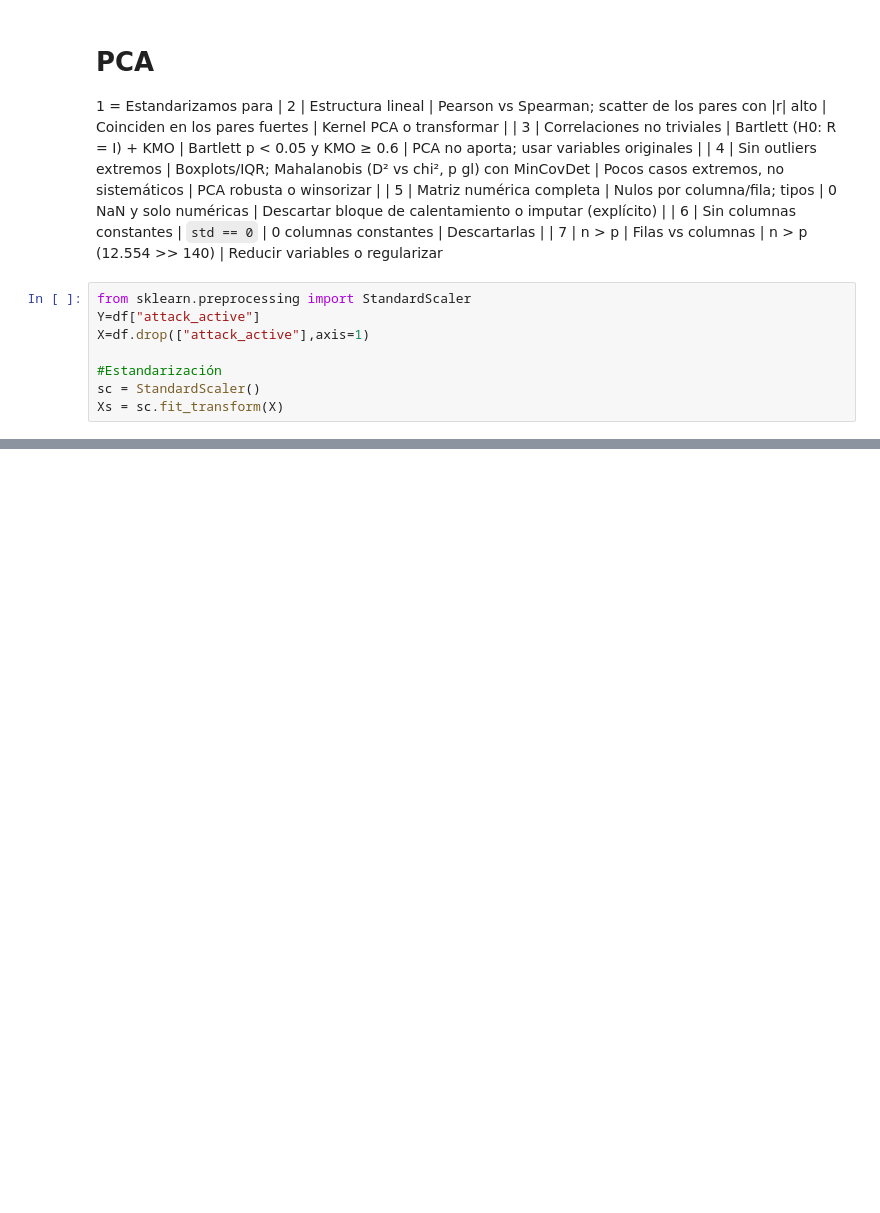
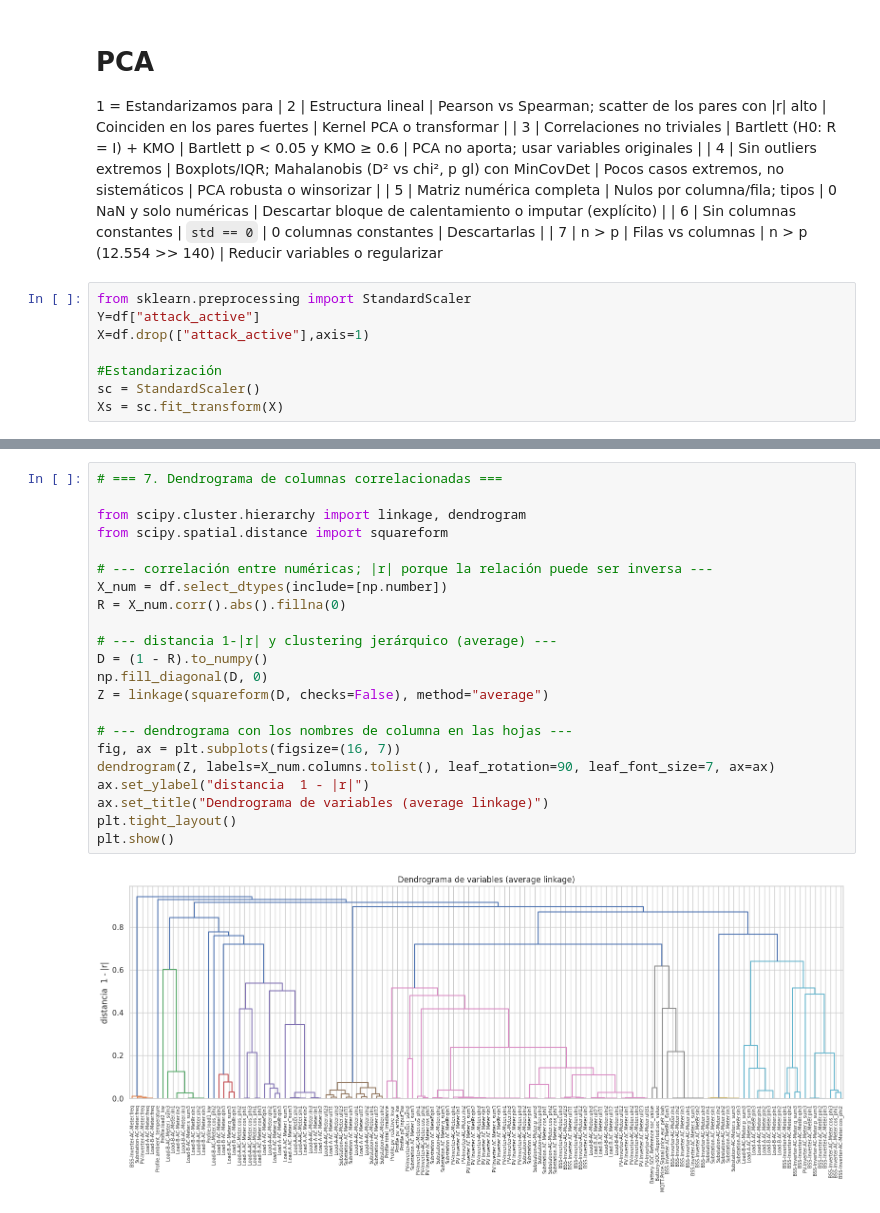
Before and after one commit to maxiricalde/data4cyber, a Jupyter notebook: Colab/EDA_data4cyber.ipynb, the cells around one changed output, grey strips where cells are left out. Saved outputs shown, nothing was run; the diff lists cells and outputs as text; blank space fills up the shorter version.

```diff
--- a/Colab/EDA_data4cyber.ipynb
+++ b/Colab/EDA_data4cyber.ipynb
@@ -393,0 +408,24 @@ KeyError: 'escenario'
+# %%
+# === 7. Dendrograma de columnas correlacionadas ===
+
+from scipy.cluster.hierarchy import linkage, dendrogram
+from scipy.spatial.distance import squareform
+
+# --- correlación entre numéricas; |r| porque la relación puede ser inversa ---
+X_num = df.select_dtypes(include=[np.number])
+R = X_num.corr().abs().fillna(0)
+
+# --- distancia 1-|r| y clustering jerárquico (average) ---
+D = (1 - R).to_numpy()
+np.fill_diagonal(D, 0)
+Z = linkage(squareform(D, checks=False), method="average")
+
+# --- dendrograma con los nombres de columna en las hojas ---
+fig, ax = plt.subplots(figsize=(16, 7))
+dendrogram(Z, labels=X_num.columns.tolist(), leaf_rotation=90, leaf_font_size=7, ax=ax)
+ax.set_ylabel("distancia  1 - |r|")
+ax.set_title("Dendrograma de variables (average linkage)")
+plt.tight_layout()
+plt.show()
+# %% [output]
+[figure, added]
```
Also changed, not shown: parts of 2 cells of this notebook.
